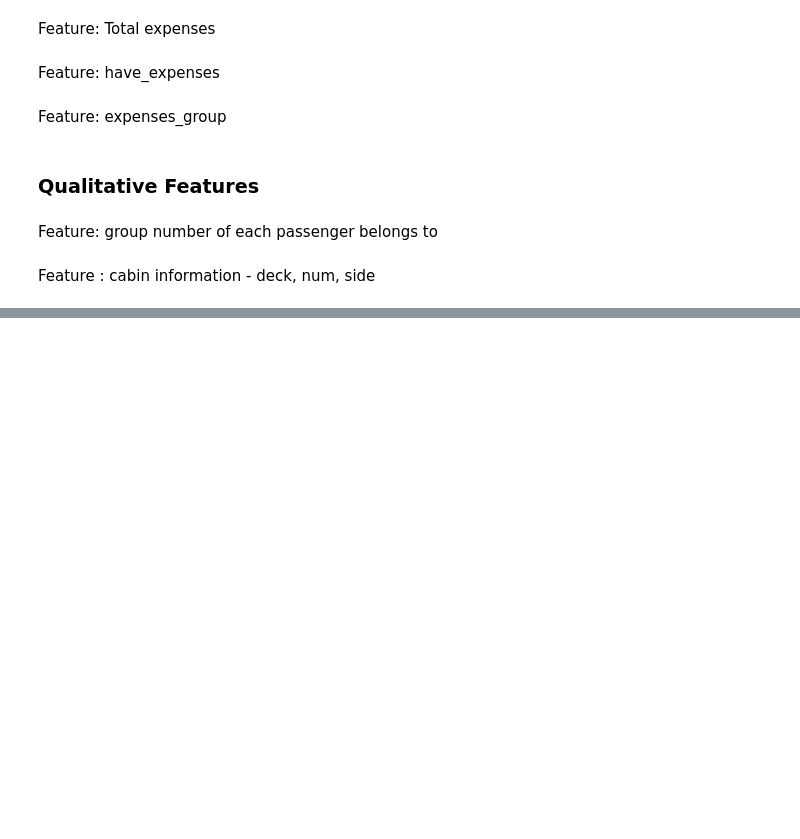
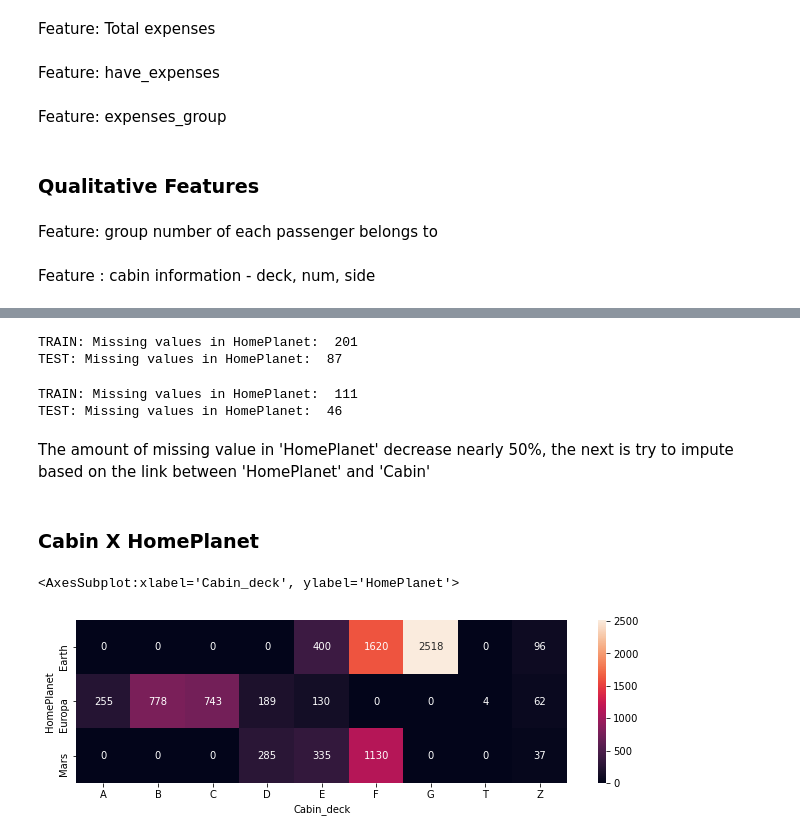
Before and after one commit to chiseanchang0727/kaggle, a Jupyter notebook: survival_prediction_of_spaceship_Titanic/survival_prediction_of_spaceship_Titanic.ipynb, the cells around one changed output, grey strips where cells are left out. Saved outputs shown, nothing was run; the diff lists cells and outputs as text; code cells hidden in the pictures; blank space fills up the shorter version.

Commit message:
missing value outlines and start dealing with them

```diff
--- a/survival_prediction_of_spaceship_Titanic/survival_prediction_of_spaceship_Titanic.ipynb
+++ b/survival_prediction_of_spaceship_Titanic/survival_prediction_of_spaceship_Titanic.ipynb
@@ -343,0 +520,16 @@ Name: Cabin, Length: 8693, dtype: object
+# %%
+# Impute have_expenses = True if 'CryoSleep' = False
+def impute_have_expenses_true_if_cryosleep_false(df):
+
+    df.loc[df['CryoSleep'] == False, 'have_expenses'] = True
+
+
+    return df
+# %%
+train_new_features = impute_cryosleep_false_if_haveexpenses_true(train_new_features)
+train_new_features = impute_0_to_expenditure_if_cryosleep_true(train_new_features)
+train_new_features = impute_have_expenses_true_if_cryosleep_false(train_new_features)
+
+test_new_features = impute_cryosleep_false_if_haveexpenses_true(test_new_features)
+test_new_features = impute_0_to_expenditure_if_cryosleep_true(test_new_features)
+test_new_features = impute_have_expenses_true_if_cryosleep_false(test_new_features)
@@ -343,0 +551,38 @@ Name: Cabin, Length: 8693, dtype: object
+# %%
+def impute_HomePlanet_based_on_group(df):
+
+    mode_dict = df.groupby(['passenger_group_number'])['HomePlanet'].agg(pd.Series.mode).to_dict()
+
+    new_dict = {key: value for key, value in mode_dict.items() if type(value) == str}
+
+    for group_id, Home_Planet in new_dict.items():
+        df.loc[df['passenger_group_number'] == group_id, 'HomePlanet'] = Home_Planet
+
+    return df
+# %%
+print("TRAIN: Missing values in HomePlanet: ", train_new_features["HomePlanet"].isnull().sum())
+print("TEST: Missing values in HomePlanet: ", test_new_features["HomePlanet"].isnull().sum())
+# %% [output]
+TRAIN: Missing values in HomePlanet:  201
+TEST: Missing values in HomePlanet:  87
+# %%
+train_new_features = impute_HomePlanet_based_on_group(train_new_features)
+test_new_features = impute_HomePlanet_based_on_group(test_new_features)
+# %%
+print("TRAIN: Missing values in HomePlanet: ", train_new_features["HomePlanet"].isnull().sum())
+print("TEST: Missing values in HomePlanet: ", test_new_features["HomePlanet"].isnull().sum())
+# %% [output]
+TRAIN: Missing values in HomePlanet:  111
+TEST: Missing values in HomePlanet:  46
+# %% [markdown]
+The amount of missing value in 'HomePlanet' decrease nearly 50%, the next is try to impute based on the link between 'HomePlanet' and 'Cabin'
+# %% [markdown]
+### Cabin X HomePlanet
+# %%
+df_cabin_deck = train_new_features.groupby(['Cabin_deck','HomePlanet'])['HomePlanet'].size().unstack().fillna(0)
+
+plt.figure(figsize = (11,3))
+sns.heatmap(data=df_cabin_deck.T, annot=True, fmt='g')
+# %% [output]
+<AxesSubplot:xlabel='Cabin_deck', ylabel='HomePlanet'>
+[figure, added]
```
Also changed, not shown: parts of 51 cells of this notebook.
